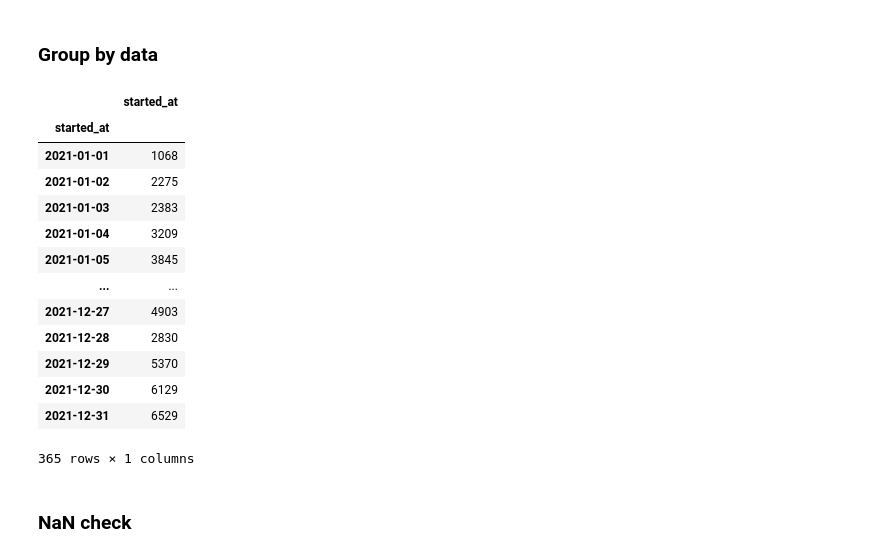
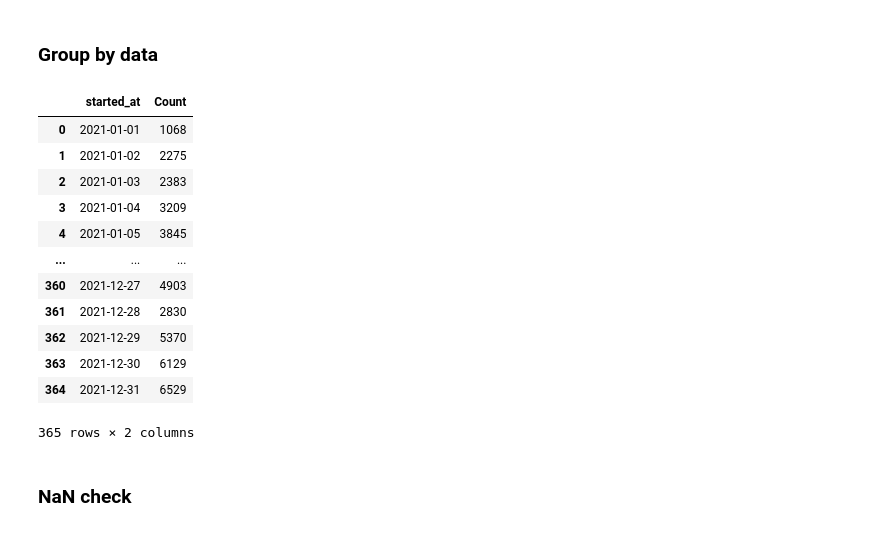
Before and after one commit to mikoMaz/ml_project_2023_24, a Jupyter notebook: ml_project_2023_24.ipynb, the cells around one changed output. Saved outputs shown, nothing was run; the diff lists cells and outputs as text; code cells hidden in the pictures.

```diff
--- a/ml_project_2023_24.ipynb
+++ b/ml_project_2023_24.ipynb
@@ -95,20 +109,20 @@ bike_data_count = bike_data.groupby('started_at')['started_at'].count().to_frame
-# %%
-bike_data_count
-# %% [output]
-|  | started_at |
-| started_at |  |
-| 2021-01-01 | 1068 |
-| 2021-01-02 | 2275 |
-| 2021-01-03 | 2383 |
-| 2021-01-04 | 3209 |
-| 2021-01-05 | 3845 |
-| ... | ... |
-| 2021-12-27 | 4903 |
-| 2021-12-28 | 2830 |
-| 2021-12-29 | 5370 |
-| 2021-12-30 | 6129 |
-| 2021-12-31 | 6529 |
-365 rows × 1 columns
+# %%
+bike_data_count = bike_data.groupby('started_at')['started_at'].count().reset_index(name='Count')
+bike_data_count
+# %% [output]
+|  | started_at | Count |
+| 0 | 2021-01-01 | 1068 |
+| 1 | 2021-01-02 | 2275 |
+| 2 | 2021-01-03 | 2383 |
+| 3 | 2021-01-04 | 3209 |
+| 4 | 2021-01-05 | 3845 |
+| ... | ... | ... |
+| 360 | 2021-12-27 | 4903 |
+| 361 | 2021-12-28 | 2830 |
+| 362 | 2021-12-29 | 5370 |
+| 363 | 2021-12-30 | 6129 |
+| 364 | 2021-12-31 | 6529 |
+365 rows × 2 columns
 # %% [markdown]
 ### NaN check
 # %%
```
Also changed, not shown: parts of 22 cells of this notebook.
